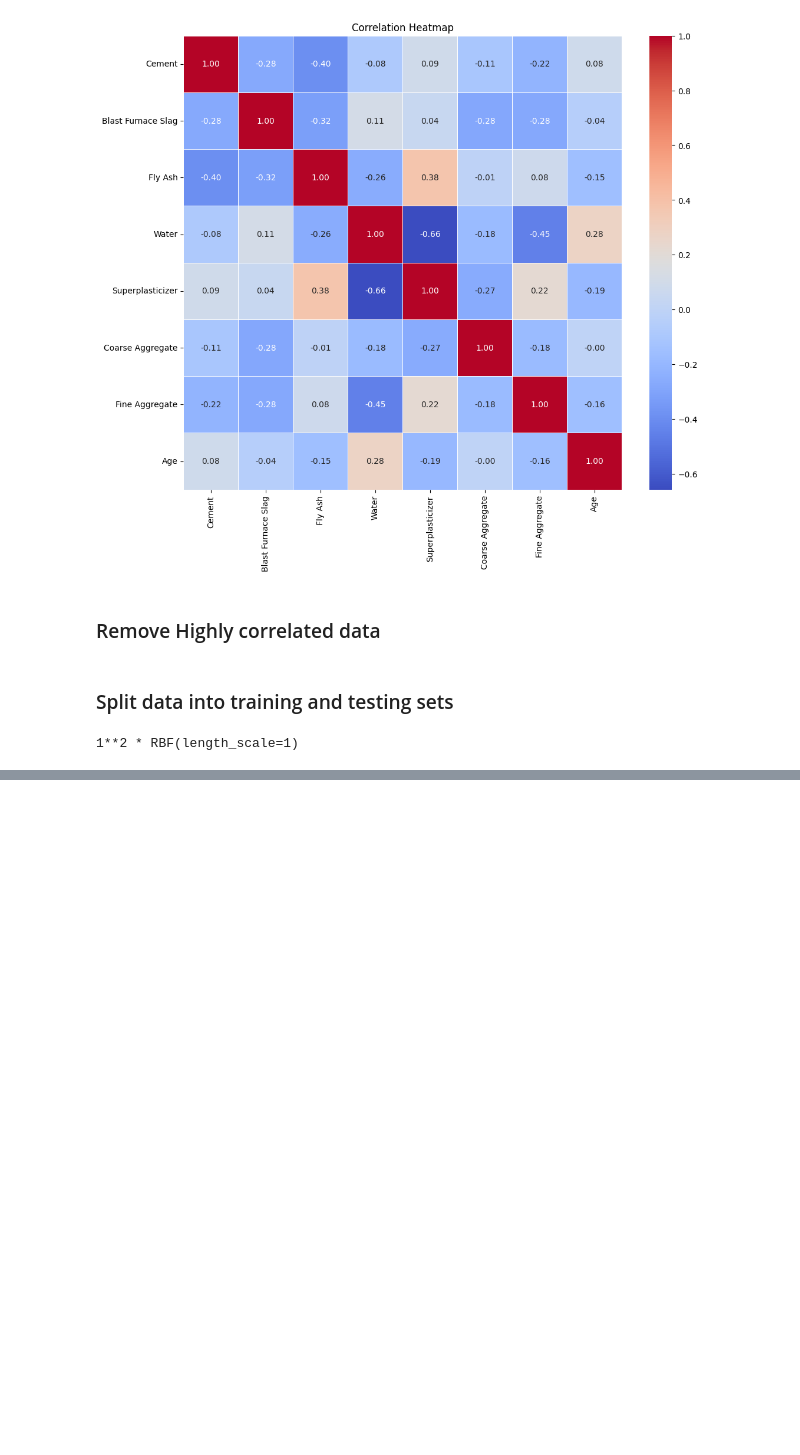
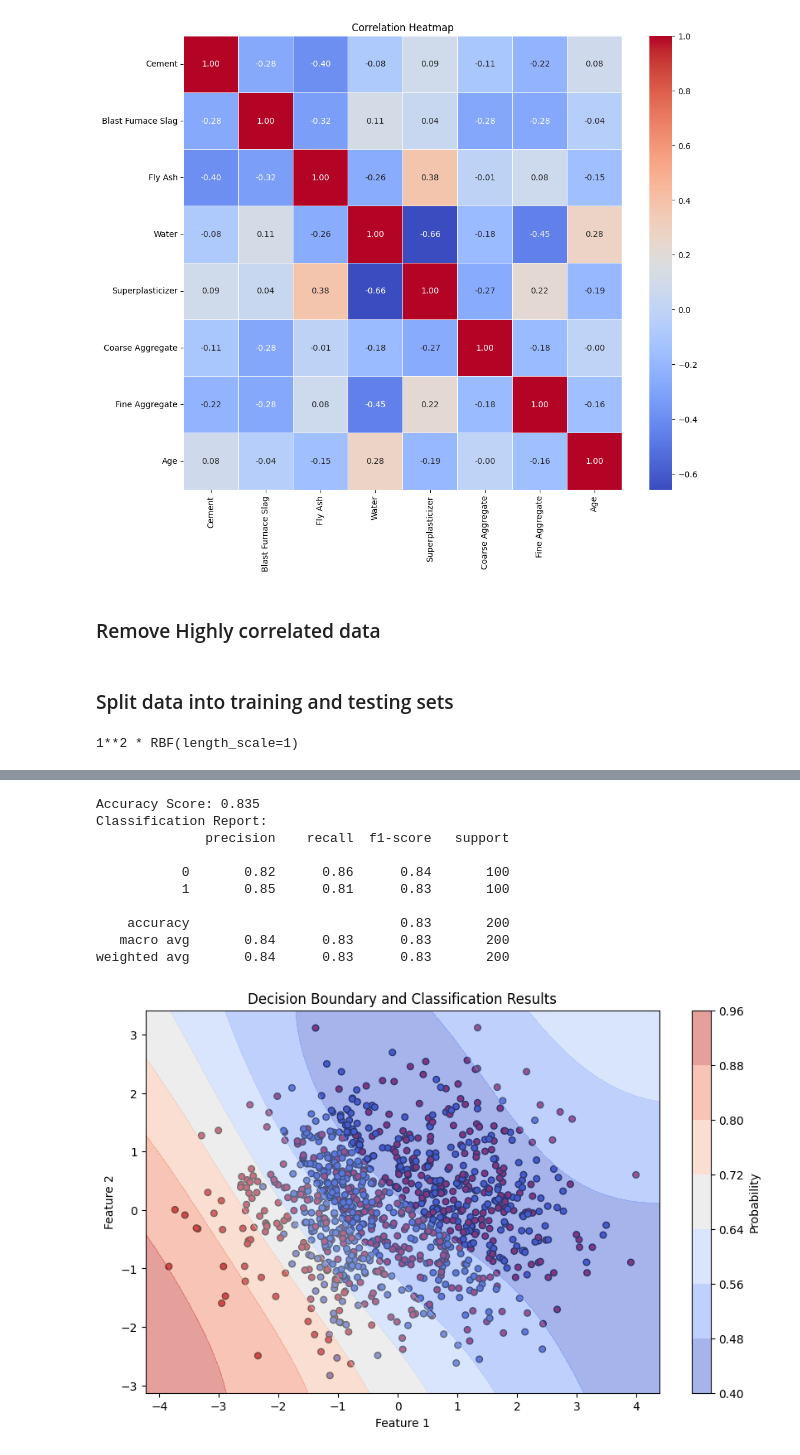
Before and after one commit to Suraj6E/ModelOptimization, a Jupyter notebook: GaussianClassification.ipynb, the cells around one changed output, grey strips where cells are left out. Saved outputs shown, nothing was run; the diff lists cells and outputs as text; code cells hidden in the pictures; blank space fills up the shorter version.

Commit message:
decision boundry before testing

```diff
--- a/GaussianClassification.ipynb
+++ b/GaussianClassification.ipynb
@@ -387,0 +290,43 @@ plt.show()
+# %%
+
+# Selecting two features for decision boundary visualization
+feature1_index = 0  # Index of the first feature
+feature2_index = 1  # Index of the second feature
+
+# Plot data points
+plt.figure(figsize=(10, 6))
+plt.scatter(X[:, feature1_index], X[:, feature2_index], c=y, cmap='coolwarm', edgecolors='k', s=30)
+
+# Plot decision boundary
+ax = plt.gca()
+xlim = ax.get_xlim()
+ylim = ax.get_ylim()
+
+xx, yy = np.meshgrid(np.linspace(xlim[0], xlim[1], 50),
+                        np.linspace(ylim[0], ylim[1], 50))
+
+# Using only two features for decision boundary prediction
+Z = gpc_model.predict_proba(np.c_[xx.ravel(), yy.ravel(), np.zeros_like(xx.ravel()), np.zeros_like(xx.ravel()),
+                                   np.zeros_like(xx.ravel()), np.zeros_like(xx.ravel()), np.zeros_like(xx.ravel()),
+                                   np.zeros_like(xx.ravel())])[:, 1]
+Z = Z.reshape(xx.shape)
+
+plt.contourf(xx, yy, Z, alpha=0.5, cmap='coolwarm')
+plt.colorbar(label='Probability')
+
+plt.xlabel(f'Feature {feature1_index + 1}')
+plt.ylabel(f'Feature {feature2_index + 1}')
+plt.title('Decision Boundary and Classification Results')
+plt.show()
+# %% [output]
+Accuracy Score: 0.835
+Classification Report:
+              precision    recall  f1-score   support
+
+           0       0.82      0.86      0.84       100
+           1       0.85      0.81      0.83       100
+
+    accuracy                           0.83       200
+   macro avg       0.84      0.83      0.83       200
+weighted avg       0.84      0.83      0.83       200
+[figure, added]
```
Also changed, not shown: parts of 8 cells of this notebook.
